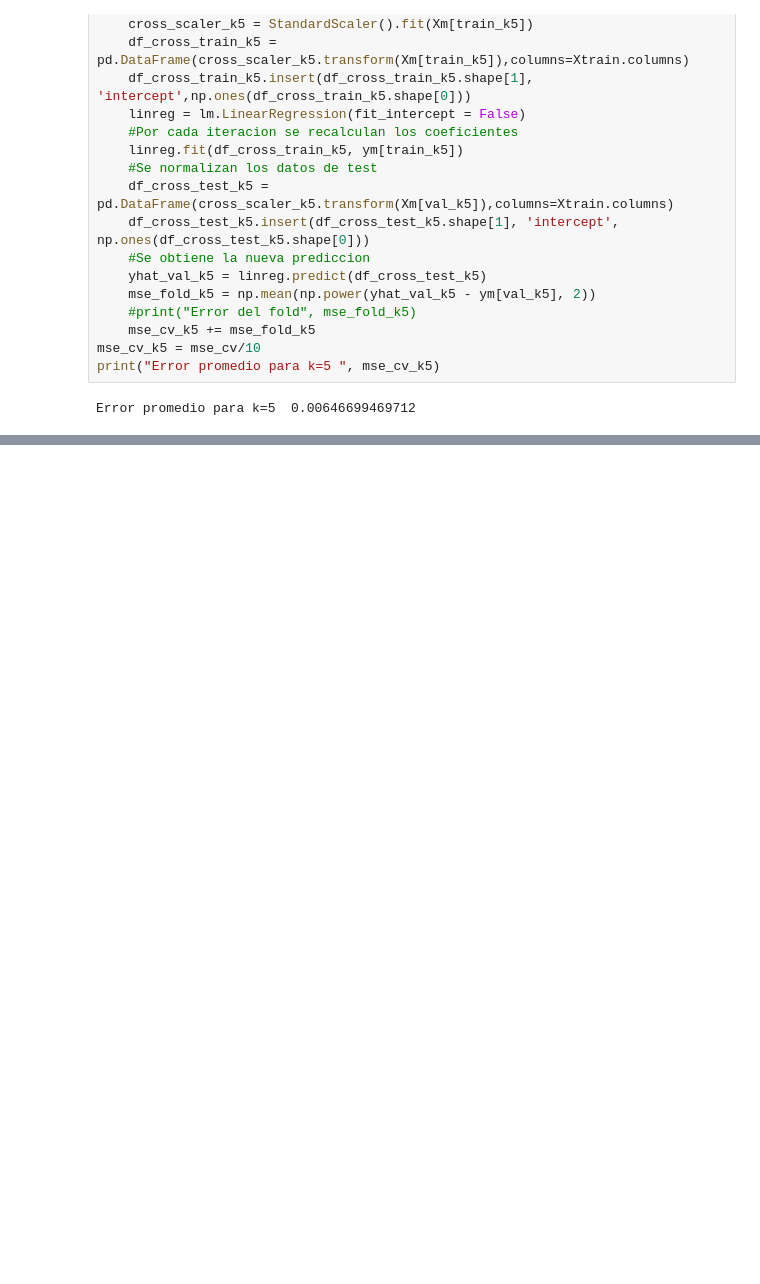
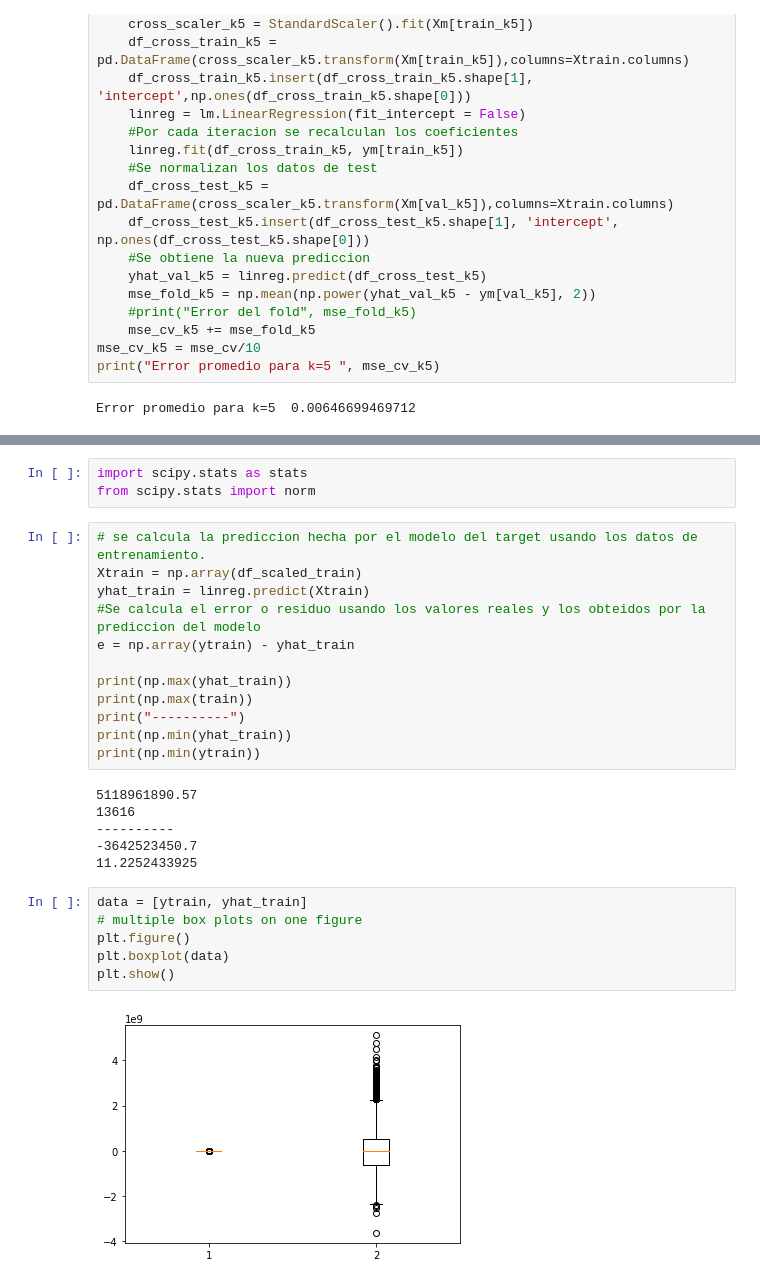
Before and after one commit to VitoVoti/ML_T1_LinReg, a Jupyter notebook: Tarea1 .ipynb, the cells around one changed output, grey strips where cells are left out. Cells and saved outputs as stored; diff of their text form; blank space fills up the shorter version.

```diff
--- a/Tarea1 .ipynb
+++ b/Tarea1 .ipynb
@@ -220,0 +227,29 @@ Error promedio para k=5  0.00646699469712
+# %%
+import scipy.stats as stats
+from scipy.stats import norm
+# %%
+# se calcula la prediccion hecha por el modelo del target usando los datos de entrenamiento.
+Xtrain = np.array(df_scaled_train)
+yhat_train = linreg.predict(Xtrain)
+#Se calcula el error o residuo usando los valores reales y los obteidos por la prediccion del modelo
+e = np.array(ytrain) - yhat_train
+
+print(np.max(yhat_train))
+print(np.max(train))
+print("----------")
+print(np.min(yhat_train))
+print(np.min(ytrain))
+# %% [output]
+5118961890.57
+13616
+----------
+-3642523450.7
+11.2252433925
+# %%
+data = [ytrain, yhat_train]
+# multiple box plots on one figure
+plt.figure()
+plt.boxplot(data)
+plt.show()
+# %% [output]
+[figure, added]
```
Also changed, not shown: parts of 14 cells of this notebook.
